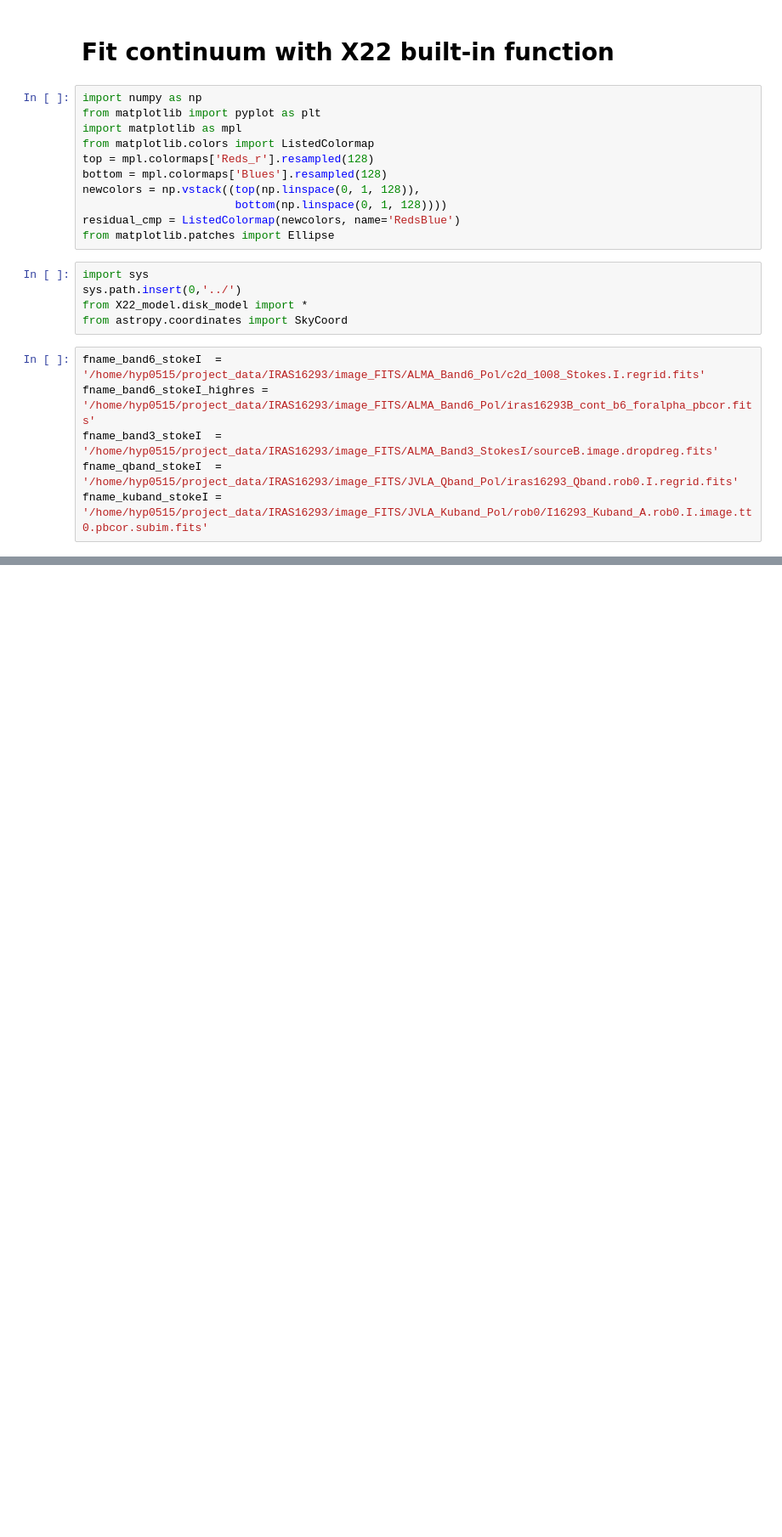
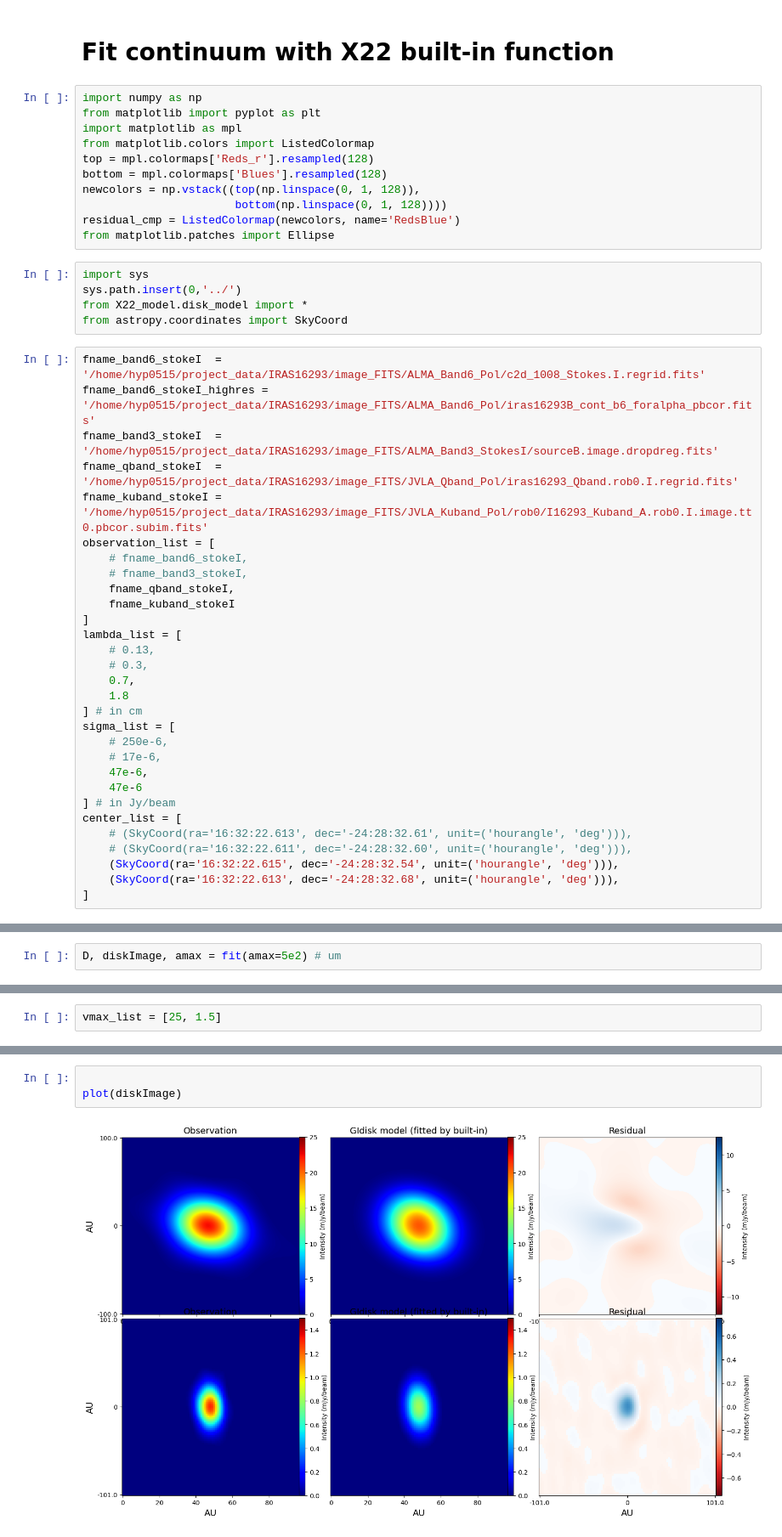
Before and after one commit to hyp0515/IRAS16293B_project, a Jupyter notebook: fit_builtin/fit.ipynb, the cells around one changed output, grey strips where cells are left out. Shown at 85% size. Drawn from its saved outputs; the diff is of its cells as text; blank space fills up the shorter version.

```diff
--- a/fit_builtin/fit.ipynb
+++ b/fit_builtin/fit.ipynb
@@ -22,4 +22,28 @@ fname_band6_stokeI_highres = '/home/hyp0515/project_data/IRAS16293/image_FITS/AL
 fname_band3_stokeI  = '/home/hyp0515/project_data/IRAS16293/image_FITS/ALMA_Band3_StokesI/sourceB.image.dropdreg.fits'
 fname_qband_stokeI  = '/home/hyp0515/project_data/IRAS16293/image_FITS/JVLA_Qband_Pol/iras16293_Qband.rob0.I.regrid.fits'
 fname_kuband_stokeI = '/home/hyp0515/project_data/IRAS16293/image_FITS/JVLA_Kuband_Pol/rob0/I16293_Kuband_A.rob0.I.image.tt0.pbcor.subim.fits'
+observation_list = [
+    # fname_band6_stokeI,
+    # fname_band3_stokeI,
+    fname_qband_stokeI,
+    fname_kuband_stokeI
+]
+lambda_list = [
+    # 0.13,
+    # 0.3,
+    0.7,
+    1.8
+] # in cm
+sigma_list = [
+    # 250e-6,
+    # 17e-6,
+    47e-6,
+    47e-6
+] # in Jy/beam
+center_list = [
+    # (SkyCoord(ra='16:32:22.613', dec='-24:28:32.61', unit=('hourangle', 'deg'))),
+    # (SkyCoord(ra='16:32:22.611', dec='-24:28:32.60', unit=('hourangle', 'deg'))),
+    (SkyCoord(ra='16:32:22.615', dec='-24:28:32.54', unit=('hourangle', 'deg'))),
+    (SkyCoord(ra='16:32:22.613', dec='-24:28:32.68', unit=('hourangle', 'deg'))),
+]
 # %%
@@ -55,0 +82,2 @@ fname_kuband_stokeI = '/home/hyp0515/project_data/IRAS16293/image_FITS/JVLA_Kuba
+# %%
+D, diskImage, amax = fit(amax=5e2) # um
@@ -55,0 +94,2 @@ fname_kuband_stokeI = '/home/hyp0515/project_data/IRAS16293/image_FITS/JVLA_Kuba
+# %%
+vmax_list = [25, 1.5]
@@ -55,0 +145,5 @@ fname_kuband_stokeI = '/home/hyp0515/project_data/IRAS16293/image_FITS/JVLA_Kuba
+# %%
+
+plot(diskImage)
+# %% [output]
+[figure, added]
```
Also changed, not shown: parts of 4 cells of this notebook, 25 other files.
